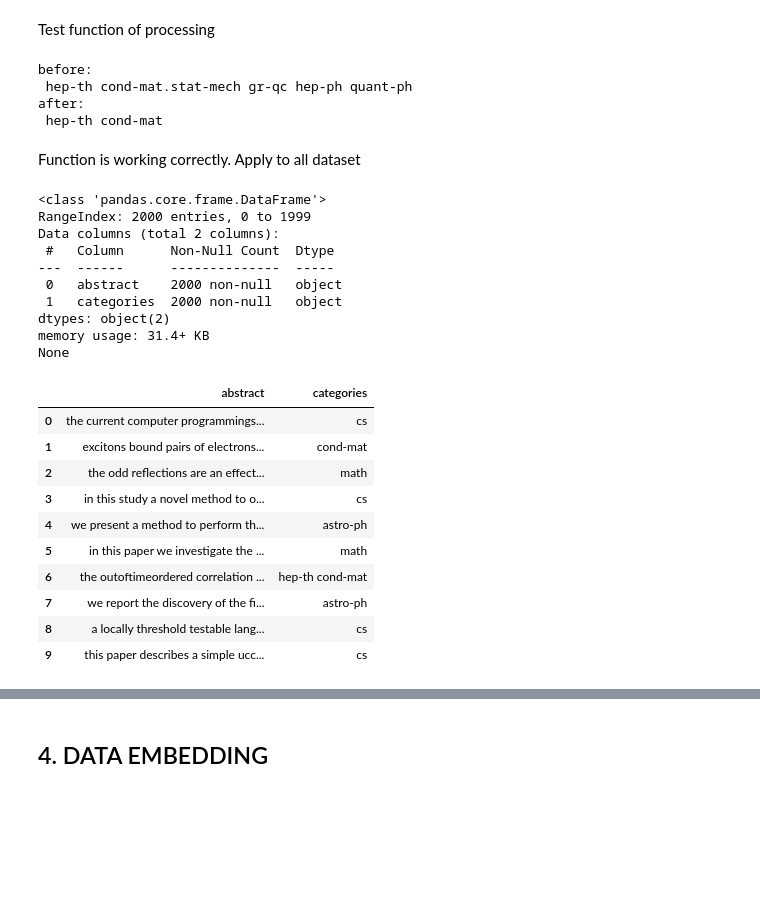
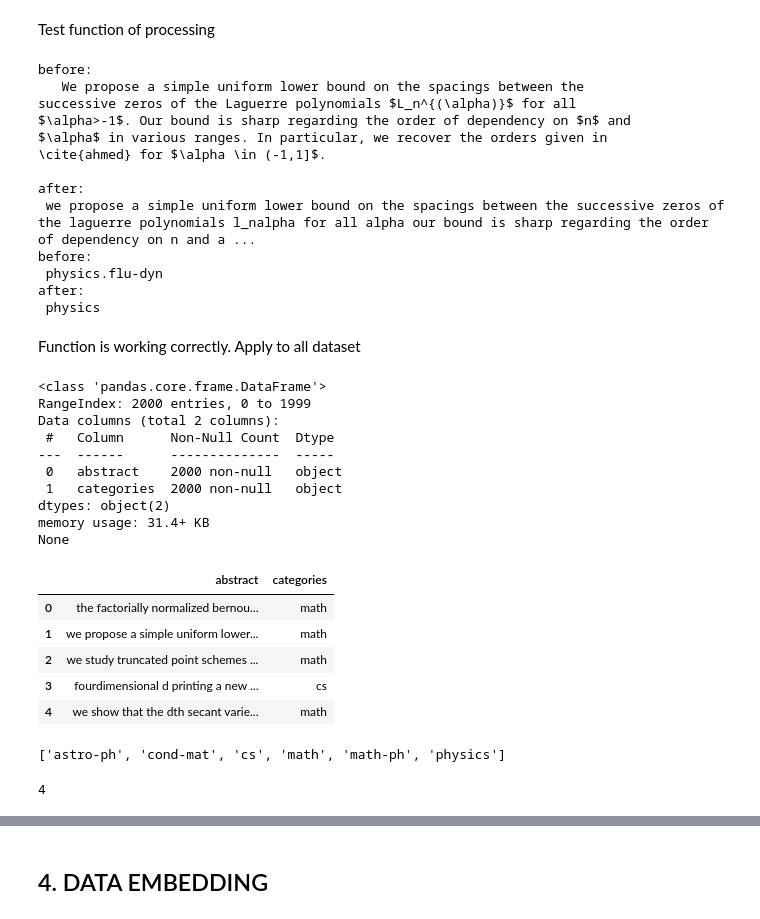
Before and after one commit to isenginer/AIVN_PROJECT3.1, a Jupyter notebook: project31_main_processing.ipynb, the cells around one changed output, grey strips where cells are left out. Cells and saved outputs as stored; diff of their text form; code cells hidden in the pictures; blank space fills up the shorter version.

```diff
--- a/project31_main_processing.ipynb
+++ b/project31_main_processing.ipynb
@@ -151,23 +173,32 @@ def category_processing(text):
     :param text: catergories to be processed
     :return: text after preprocessing
     """
-    text_splitted = text.split(' ')
-    text_category = text.split('.')[0]
+    text_splitted = text.replace('.',' ')
+    text_category = text_splitted.split(' ')[0]
     return text_category
 # %% [markdown]
 Test function of processing
 # %%
 a_sample = dataset_df.loc[1, 'abstract']
 c_sample = dataset_df.loc[6, 'categories']
-# print('before:\n', a_sample)
-# print('after: \n', abstract_preprocessing(a_sample))
+print('before:\n', a_sample)
+print('after: \n', abstract_preprocessing(a_sample))
 print('before:\n', c_sample)
 print('after: \n', category_processing(c_sample))
 # %% [output]
 before:
- hep-th cond-mat.stat-mech gr-qc hep-ph quant-ph
+   We propose a simple uniform lower bound on the spacings between the
+successive zeros of the Laguerre polynomials $L_n^{(\alpha)}$ for all
+$\alpha>-1$. Our bound is sharp regarding the order of dependency on $n$ and
+$\alpha$ in various ranges. In particular, we recover the orders given in
+\cite{ahmed} for $\alpha \in (-1,1]$.
+
 after:
- hep-th cond-mat
+ we propose a simple uniform lower bound on the spacings between the successive zeros of the laguerre polynomials l_nalpha for all alpha our bound is sharp regarding the order of dependency on n and a ...
+before:
+ physics.flu-dyn
+after:
+ physics
 # %% [markdown]
 Function is working correctly. Apply to all dataset
 # %%
@@ -175,27 +206,31 @@ dataset_df = dataset_df.assign(
     abstract = dataset_df['abstract'].apply(abstract_preprocessing),
     categories = dataset_df['categories'].apply(category_processing)
 )
-print(dataset_df.info())
-dataset_df.head(10)
-# %% [output]
-<class 'pandas.core.frame.DataFrame'>
-RangeIndex: 2000 entries, 0 to 1999
-Data columns (total 2 columns):
- #   Column      Non-Null Count  Dtype
----  ------      --------------  -----
- 0   abstract    2000 non-null   object
- 1   categories  2000 non-null   object
-dtypes: object(2)
-memory usage: 31.4+ KB
-None
-|  | abstract | categories |
-| 0 | the current computer programmings... | cs |
-| 1 | excitons bound pairs of electrons... | cond-mat |
-| 2 | the odd reflections are an effect... | math |
-| 3 | in this study a novel method to o... | cs |
-| 4 | we present a method to perform th... | astro-ph |
-| 5 | in this paper we investigate the ... | math |
-| 6 | the outoftimeordered correlation ... | hep-th cond-mat |
-| 7 | we report the discovery of the fi... | astro-ph |
-| 8 | a locally threshold testable lang... | cs |
-| 9 | this paper describes a simple ucc... | cs |
+# %%
+print(dataset_df.info())
+dataset_df.head(5)
+# %% [output]
+<class 'pandas.core.frame.DataFrame'>
+RangeIndex: 2000 entries, 0 to 1999
+Data columns (total 2 columns):
+ #   Column      Non-Null Count  Dtype
+---  ------      --------------  -----
+ 0   abstract    2000 non-null   object
+ 1   categories  2000 non-null   object
+dtypes: object(2)
+memory usage: 31.4+ KB
+None
+|  | abstract | categories |
+| 0 | the factorially normalized bernou... | math |
+| 1 | we propose a simple uniform lower... | math |
+| 2 | we study truncated point schemes ... | math |
+| 3 | fourdimensional d printing a new ... | cs |
+| 4 | we show that the dth secant varie... | math |
+# %%
+# Check categories unique value
+print(sorted(dataset_df['categories'].unique()))
+sorted_catergories_list = sorted(dataset_df['categories'].unique())
+sorted_catergories_list.index('math-ph')
+# %% [output]
+['astro-ph', 'cond-mat', 'cs', 'math', 'math-ph', 'physics']
+4
```
Also changed, not shown: parts of 24 cells of this notebook, 2 other files.
